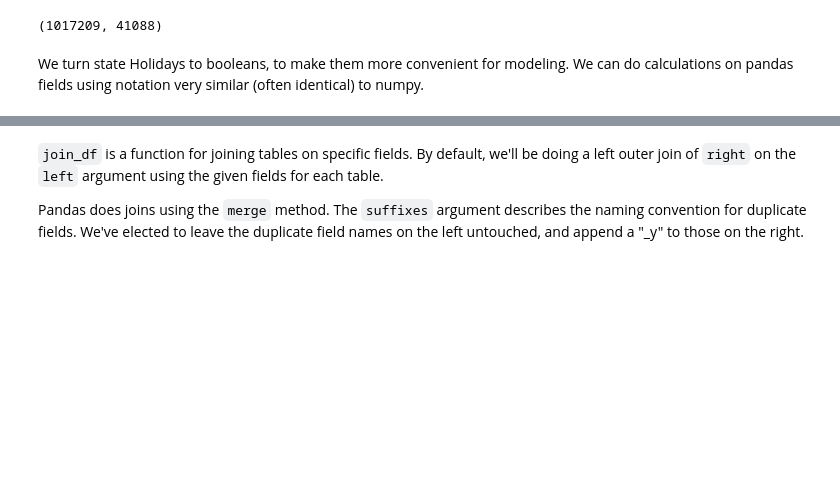
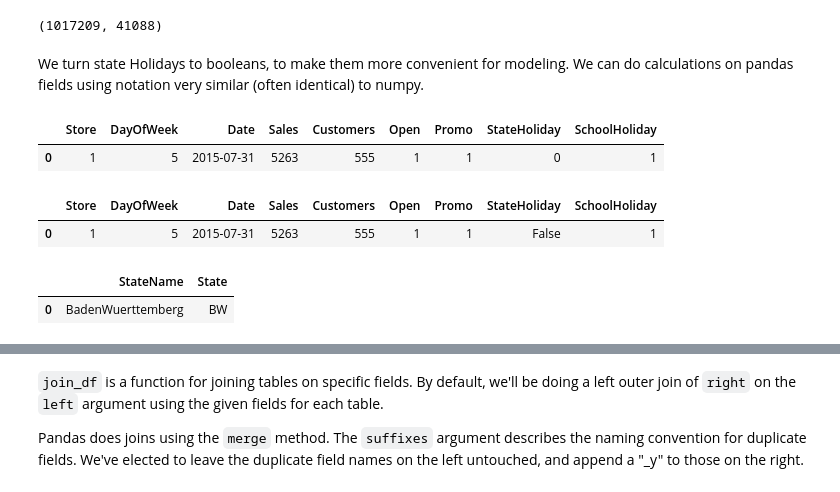
Before and after one commit to mengwangk/course-v3, a Jupyter notebook: nbs/dl1/rossman_data_clean.ipynb, the cells around one changed output, grey strips where cells are left out. Cells and saved outputs as stored; diff of their text form; code cells hidden in the pictures; blank space fills up the shorter version.

```diff
--- a/nbs/dl1/rossman_data_clean.ipynb
+++ b/nbs/dl1/rossman_data_clean.ipynb
@@ -21,6 +21,21 @@ len(train),len(test)
 (1017209, 41088)
 # %% [markdown]
 We turn state Holidays to booleans, to make them more convenient for modeling. We can do calculations on pandas fields using notation very similar (often identical) to numpy.
+# %%
+train.head(1)
+# %% [output]
+|  | Store | DayOfWeek | Date | Sales | Customers | Open | Promo | StateHoliday | SchoolHoliday |
+| 0 | 1 | 5 | 2015-07-31 | 5263 | 555 | 1 | 1 | 0 | 1 |
 # %%
 train.StateHoliday = train.StateHoliday!='0'
 test.StateHoliday = test.StateHoliday!='0'
+# %%
+train.head(1)
+# %% [output]
+|  | Store | DayOfWeek | Date | Sales | Customers | Open | Promo | StateHoliday | SchoolHoliday |
+| 0 | 1 | 5 | 2015-07-31 | 5263 | 555 | 1 | 1 | False | 1 |
+# %%
+state_names.head(1)
+# %% [output]
+|  | StateName | State |
+| 0 | BadenWuerttemberg | BW |
```
Also changed, not shown: parts of 5 cells of this notebook, 1 other file.
